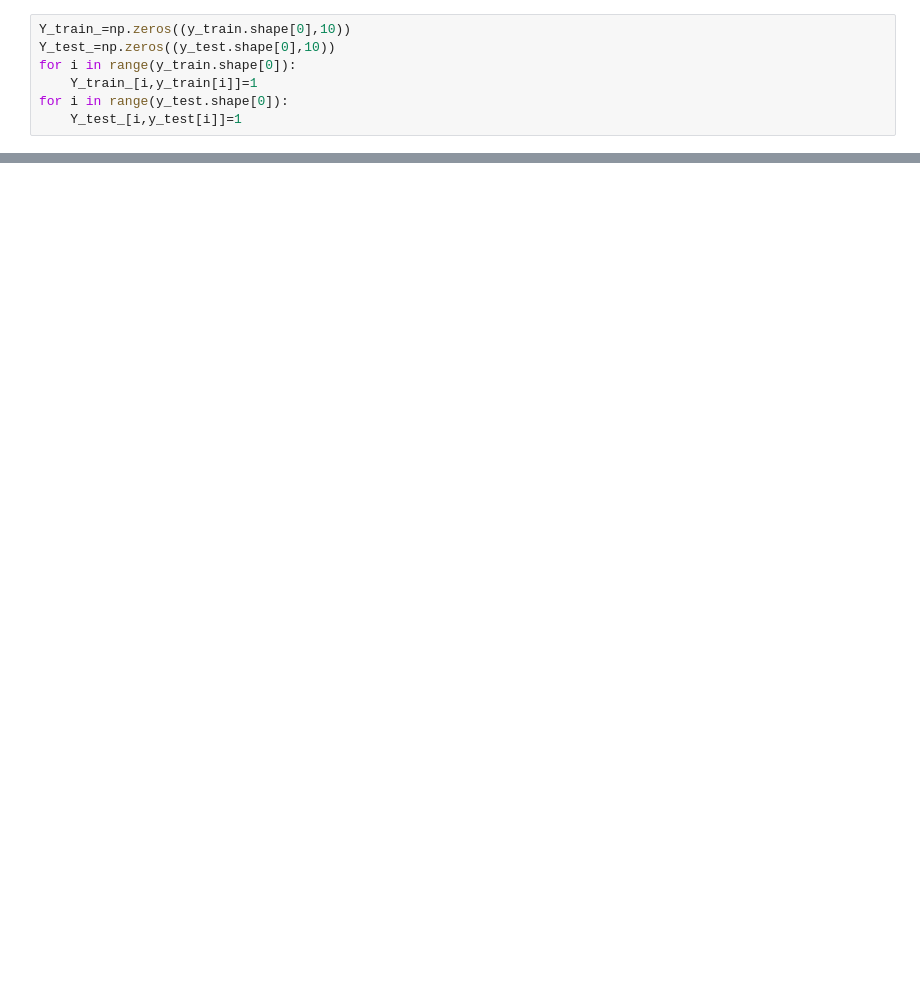
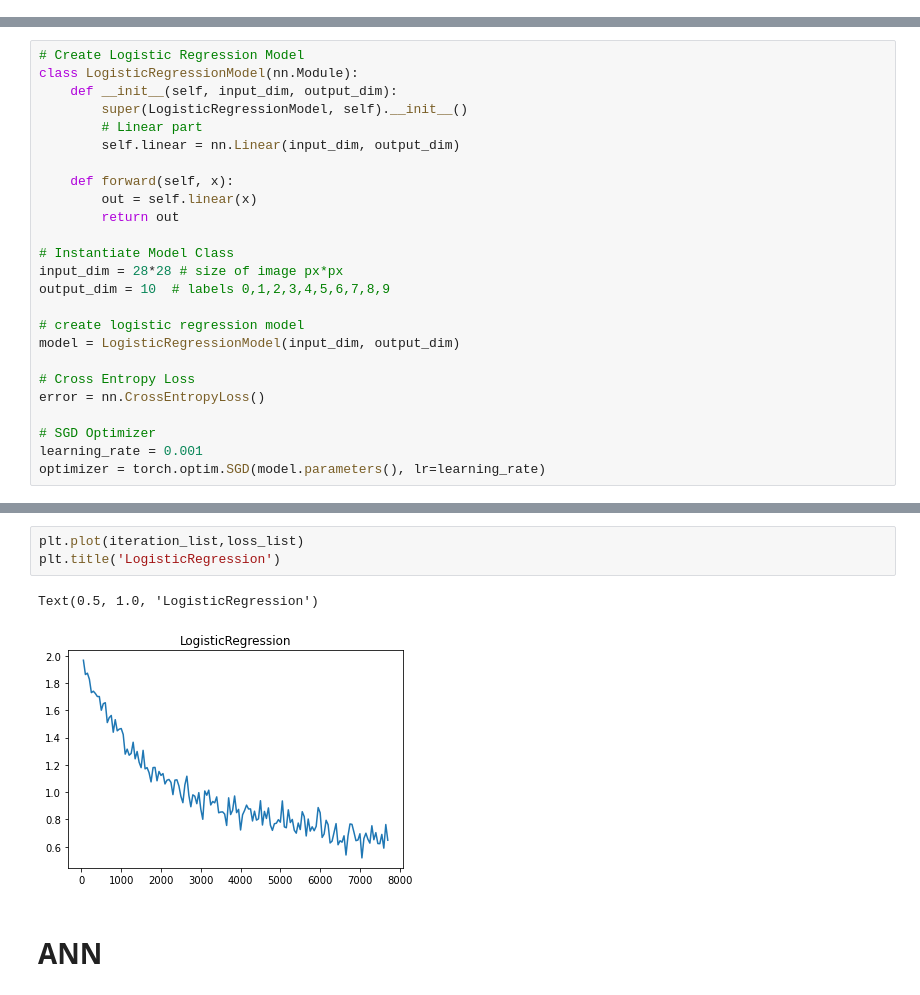
Before and after one commit to valeriagab/-neural_network, a Jupyter notebook: digit_from_scratch.ipynb, the cells around one changed output, grey strips where cells are left out. Saved outputs shown, nothing was run; the diff lists cells and outputs as text; blank space fills up the shorter version.

```diff
--- a/digit_from_scratch.ipynb
+++ b/digit_from_scratch.ipynb
@@ -54,7 +0,0 @@ y_test=y_test.reshape(y_test.shape[0],1)
-# %%
-Y_train_=np.zeros((y_train.shape[0],10))
-Y_test_=np.zeros((y_test.shape[0],10))
-for i in range(y_train.shape[0]):
-    Y_train_[i,y_train[i]]=1
-for i in range(y_test.shape[0]):
-    Y_test_[i,y_test[i]]=1
@@ -234,0 +57,25 @@ Cost after iteration 49000: 0.009452
+# %%
+# Create Logistic Regression Model
+class LogisticRegressionModel(nn.Module):
+    def __init__(self, input_dim, output_dim):
+        super(LogisticRegressionModel, self).__init__()
+        # Linear part
+        self.linear = nn.Linear(input_dim, output_dim)
+
+    def forward(self, x):
+        out = self.linear(x)
+        return out
+
+# Instantiate Model Class
+input_dim = 28*28 # size of image px*px
+output_dim = 10  # labels 0,1,2,3,4,5,6,7,8,9
+
+# create logistic regression model
+model = LogisticRegressionModel(input_dim, output_dim)
+
+# Cross Entropy Loss
+error = nn.CrossEntropyLoss()
+
+# SGD Optimizer
+learning_rate = 0.001
+optimizer = torch.optim.SGD(model.parameters(), lr=learning_rate)
@@ -234,0 +157,8 @@ Cost after iteration 49000: 0.009452
+# %%
+plt.plot(iteration_list,loss_list)
+plt.title('LogisticRegression')
+# %% [output]
+Text(0.5, 1.0, 'LogisticRegression')
+[figure, added]
+# %% [markdown]
+# ANN
```
Also changed, not shown: parts of 34 cells of this notebook.
